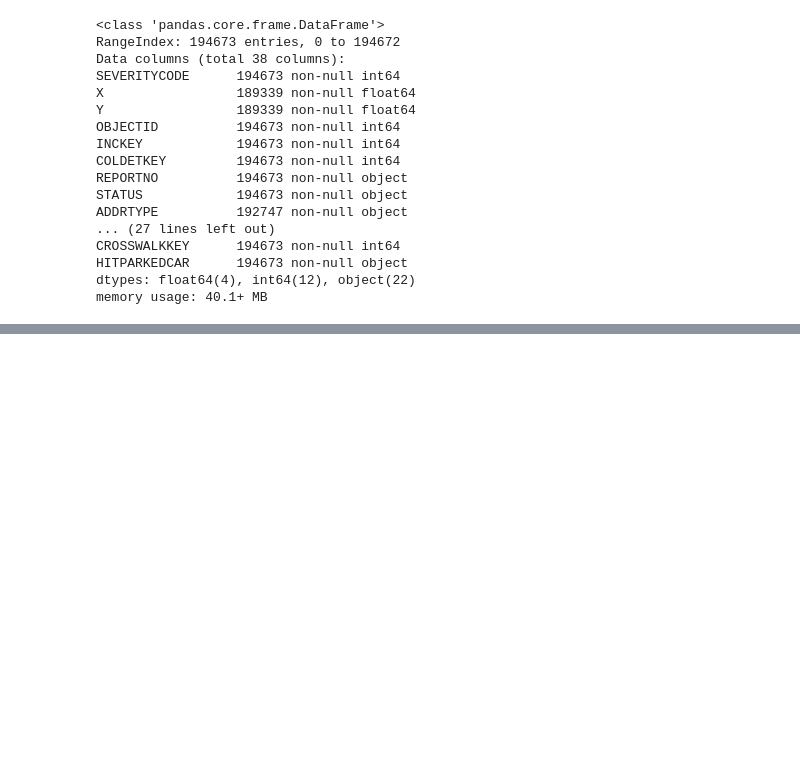
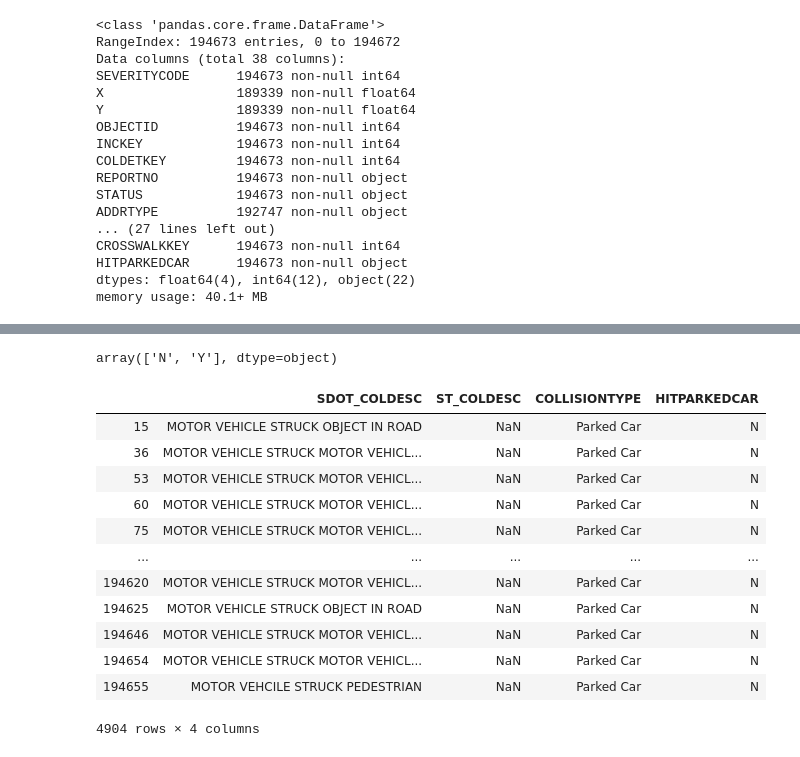
Before and after one commit to Antonio141/Coursera_Capstone, a Jupyter notebook: capstone.ipynb, the cells around one changed output, grey strips where cells are left out. Saved outputs shown, nothing was run; the diff lists cells and outputs as text; code cells hidden in the pictures; blank space fills up the shorter version.

```diff
--- a/capstone.ipynb
+++ b/capstone.ipynb
@@ -37,0 +81,6 @@ df['JUNCTIONTYPE'].values_count()
+# %%
+# df1['WEATHER'].value_counts(normalize = True)
+# df1['ADDRTYPE'] = df1['ADDRTYPE'].fillna('Unknown')
+df1['HITPARKEDCAR'].unique()
+# %% [output]
+array(['N', 'Y'], dtype=object)
@@ -37,0 +93,52 @@ df['JUNCTIONTYPE'].values_count()
+# %%
+df2 = df[['SDOT_COLDESC', 'ST_COLDESC', 'COLLISIONTYPE', 'HITPARKEDCAR']].copy(deep= True)
+r, _ = np.where(df2.isna())
+r = np.unique(r).tolist()
+
+# rows_nan = df2_nan.any(axis=1)
+# rows_nan = df2[rows_nan]
+# rows_nan.head(10)
+# df.index[df['BoolCol']].tolist()
+
+# ix = df2.index[df2_nan == True].tolist()
+
+# df2.isnull()
+# df2_nan = df2.isnull()
+# rows_nan = df2_nan.any(axis=1)
+# rows_nan = df2[rows_nan]
+# rows_nan
+# rows_nan.head(2)
+# %%
+# df['SDOT_COLDESC'].unique()
+# df.groupby('SDOT_COLDESC')['SEVERITYCODE'].value_counts(normalize = True )
+# df2[df2['SDOT_COLDESC']=='MOTOR VEHICLE STRUCK OBJECT IN ROAD']
+df2 = df[['SDOT_COLDESC', 'ST_COLDESC', 'COLLISIONTYPE', 'HITPARKEDCAR']].copy(deep= True)
+
+mask_other = (df2['COLLISIONTYPE'].isnull()) & (df2['SDOT_COLDESC'] == 'MOTOR VEHICLE STRUCK OBJECT IN ROAD')
+
+mask_angles = (df2['COLLISIONTYPE'].isnull()) & (df2['SDOT_COLDESC'] == 'MOTOR VEHICLE STRUCK MOTOR VEHICLE, FRONT END AT ANGLE')
+
+mask_parked = (df2['COLLISIONTYPE'].isnull()) & (df2['SDOT_COLDESC'] == 'DRIVERLESS VEHICLE STRUCK MOTOR VEHICLE REAR END') & (df2['ST_COLDESC'] == 'One parked--one moving')
+
+
+df2['COLLISIONTYPE'][mask_other] = 'Other'
+df2['COLLISIONTYPE'][mask_angles] = 'Angles'
+df2['COLLISIONTYPE'][mask_parked] = 'Parked Car'
+df2.iloc[r,:]
+# df2['COLLISIONTYPE_1'] = df2['COLLISIONTYPE'].apply(lambda x: 'Other' \
+#     if (x.isnull()) & \
+#   (df2['SDOT_COLDESC'] == 'MOTOR VEHICLE STRUCK OBJECT IN ROAD'))
+# %% [output]
+|  | SDOT_COLDESC | ST_COLDESC | COLLISIONTYPE | HITPARKEDCAR |
+| 15 | MOTOR VEHICLE STRUCK OBJECT IN ROAD | NaN | Parked Car | N |
+| 36 | MOTOR VEHICLE STRUCK MOTOR VEHICL... | NaN | Parked Car | N |
+| 53 | MOTOR VEHICLE STRUCK MOTOR VEHICL... | NaN | Parked Car | N |
+| 60 | MOTOR VEHICLE STRUCK MOTOR VEHICL... | NaN | Parked Car | N |
+| 75 | MOTOR VEHICLE STRUCK MOTOR VEHICL... | NaN | Parked Car | N |
+| ... | ... | ... | ... | ... |
+| 194620 | MOTOR VEHICLE STRUCK MOTOR VEHICL... | NaN | Parked Car | N |
+| 194625 | MOTOR VEHICLE STRUCK OBJECT IN ROAD | NaN | Parked Car | N |
+| 194646 | MOTOR VEHICLE STRUCK MOTOR VEHICL... | NaN | Parked Car | N |
+| 194654 | MOTOR VEHICLE STRUCK MOTOR VEHICL... | NaN | Parked Car | N |
+| 194655 | MOTOR VEHCILE STRUCK PEDESTRIAN | NaN | Parked Car | N |
+4904 rows × 4 columns
```
Also changed, not shown: parts of 12 cells of this notebook, 1 other file.
